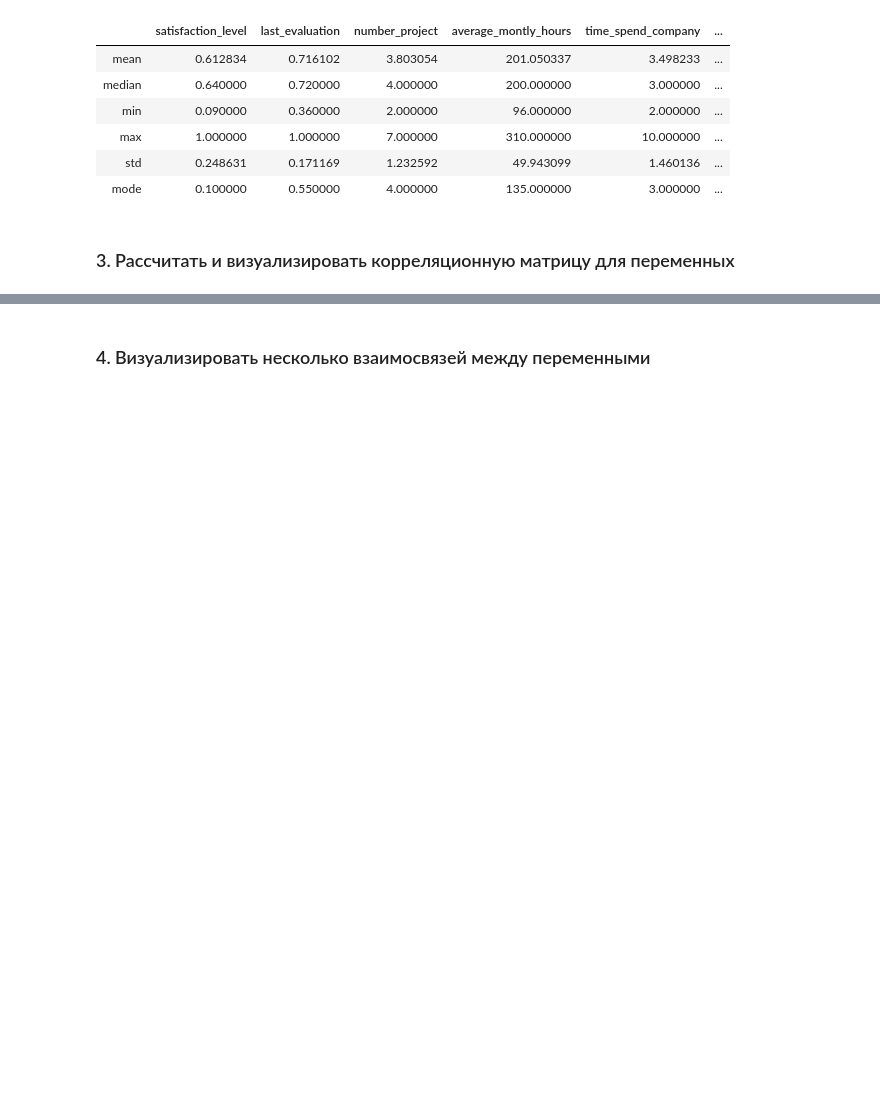
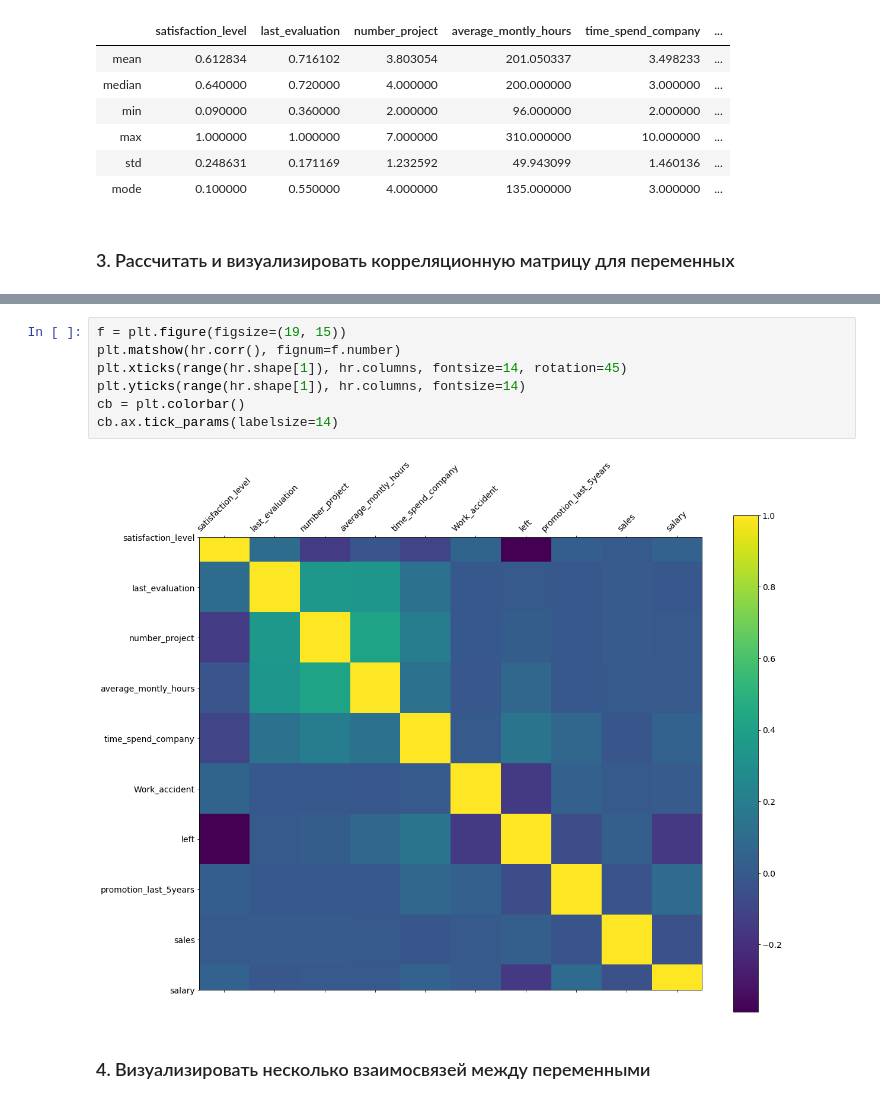
Before and after one commit to rgridnev/python_course, a Jupyter notebook: final/work.ipynb, the cells around one changed output, grey strips where cells are left out. Saved outputs shown, nothing was run; the diff lists cells and outputs as text; blank space fills up the shorter version.

```diff
--- a/final/work.ipynb
+++ b/final/work.ipynb
@@ -46,3 +80,12 @@ hr1
+# %%
+f = plt.figure(figsize=(19, 15))
+plt.matshow(hr.corr(), fignum=f.number)
+plt.xticks(range(hr.shape[1]), hr.columns, fontsize=14, rotation=45)
+plt.yticks(range(hr.shape[1]), hr.columns, fontsize=14)
+cb = plt.colorbar()
+cb.ax.tick_params(labelsize=14)
+# %% [output]
+[figure, added]
 # %% [markdown]
 ### 4. Визуализировать несколько взаимосвязей между переменными
 # %%
```
Also changed, not shown: parts of 5 cells of this notebook.
